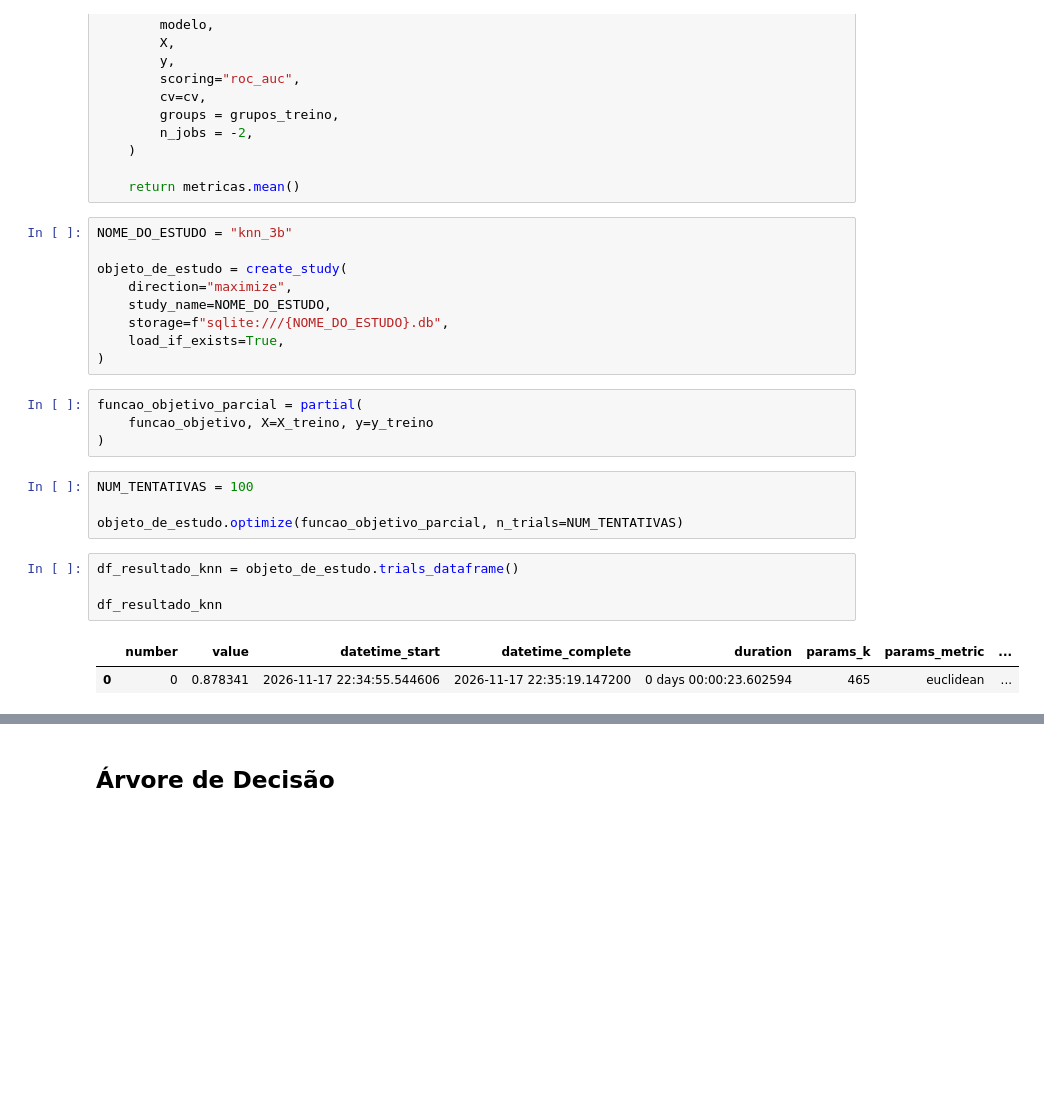
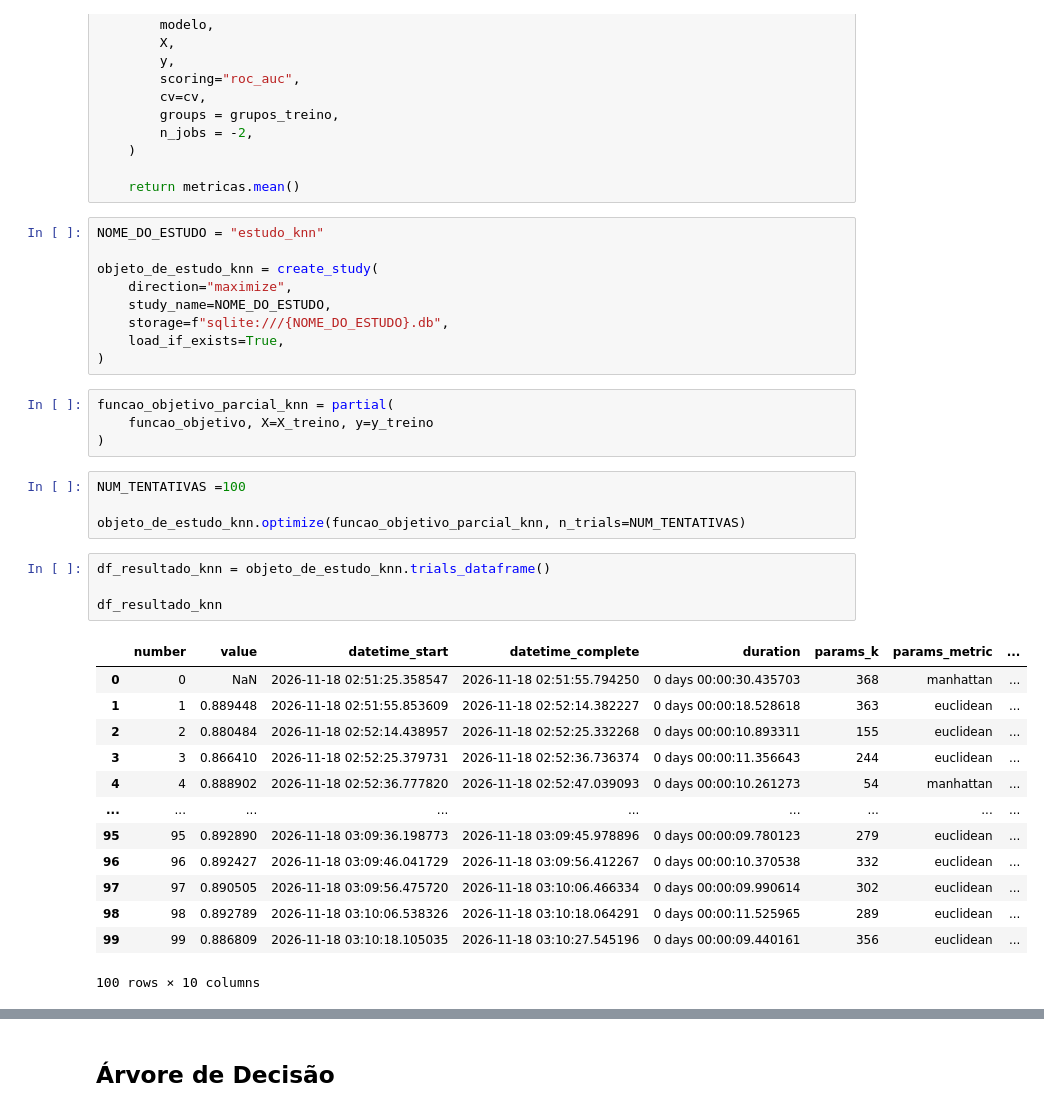
Before and after one commit to Maria-Clara-CosFerreira/brain-permeability-prediction, a Jupyter notebook: Trabalho-Final.ipynb, the cells around one changed output, grey strips where cells are left out. Saved outputs shown, nothing was run; the diff lists cells and outputs as text; blank space fills up the shorter version.

Commit message:
Adiciona resultados dos algoritmos

```diff
--- a/Trabalho-Final.ipynb
+++ b/Trabalho-Final.ipynb
@@ -313,26 +355,37 @@ def funcao_objetivo(trial, X, y):
 
     return metricas.mean()
 # %%
-NOME_DO_ESTUDO = "knn_3b"
+NOME_DO_ESTUDO = "estudo_knn"
 
-objeto_de_estudo = create_study(
+objeto_de_estudo_knn = create_study(
     direction="maximize",
     study_name=NOME_DO_ESTUDO,
     storage=f"sqlite:///{NOME_DO_ESTUDO}.db",
     load_if_exists=True,
 )
 # %%
-funcao_objetivo_parcial = partial(
+funcao_objetivo_parcial_knn = partial(
     funcao_objetivo, X=X_treino, y=y_treino
 )
 # %%
-NUM_TENTATIVAS = 100
+NUM_TENTATIVAS =100
 
-objeto_de_estudo.optimize(funcao_objetivo_parcial, n_trials=NUM_TENTATIVAS)
+objeto_de_estudo_knn.optimize(funcao_objetivo_parcial_knn, n_trials=NUM_TENTATIVAS)
 # %%
-df_resultado_knn = objeto_de_estudo.trials_dataframe()
+df_resultado_knn = objeto_de_estudo_knn.trials_dataframe()
 
 df_resultado_knn
 # %% [output]
 |  | number | value | datetime_start | datetime_complete | duration | params_k | params_metric | ... |
-| 0 | 0 | 0.878341 | 2026-11-17 22:34:55.544606 | 2026-11-17 22:35:19.147200 | 0 days 00:00:23.602594 | 465 | euclidean | ... |
+| 0 | 0 | NaN | 2026-11-18 02:51:25.358547 | 2026-11-18 02:51:55.794250 | 0 days 00:00:30.435703 | 368 | manhattan | ... |
+| 1 | 1 | 0.889448 | 2026-11-18 02:51:55.853609 | 2026-11-18 02:52:14.382227 | 0 days 00:00:18.528618 | 363 | euclidean | ... |
+| 2 | 2 | 0.880484 | 2026-11-18 02:52:14.438957 | 2026-11-18 02:52:25.332268 | 0 days 00:00:10.893311 | 155 | euclidean | ... |
+| 3 | 3 | 0.866410 | 2026-11-18 02:52:25.379731 | 2026-11-18 02:52:36.736374 | 0 days 00:00:11.356643 | 244 | euclidean | ... |
+| 4 | 4 | 0.888902 | 2026-11-18 02:52:36.777820 | 2026-11-18 02:52:47.039093 | 0 days 00:00:10.261273 | 54 | manhattan | ... |
+| ... | ... | ... | ... | ... | ... | ... | ... | ... |
+| 95 | 95 | 0.892890 | 2026-11-18 03:09:36.198773 | 2026-11-18 03:09:45.978896 | 0 days 00:00:09.780123 | 279 | euclidean | ... |
+| 96 | 96 | 0.892427 | 2026-11-18 03:09:46.041729 | 2026-11-18 03:09:56.412267 | 0 days 00:00:10.370538 | 332 | euclidean | ... |
+| 97 | 97 | 0.890505 | 2026-11-18 03:09:56.475720 | 2026-11-18 03:10:06.466334 | 0 days 00:00:09.990614 | 302 | euclidean | ... |
+| 98 | 98 | 0.892789 | 2026-11-18 03:10:06.538326 | 2026-11-18 03:10:18.064291 | 0 days 00:00:11.525965 | 289 | euclidean | ... |
+| 99 | 99 | 0.886809 | 2026-11-18 03:10:18.105035 | 2026-11-18 03:10:27.545196 | 0 days 00:00:09.440161 | 356 | euclidean | ... |
+100 rows × 10 columns
```
Also changed, not shown: parts of 53 cells of this notebook.
